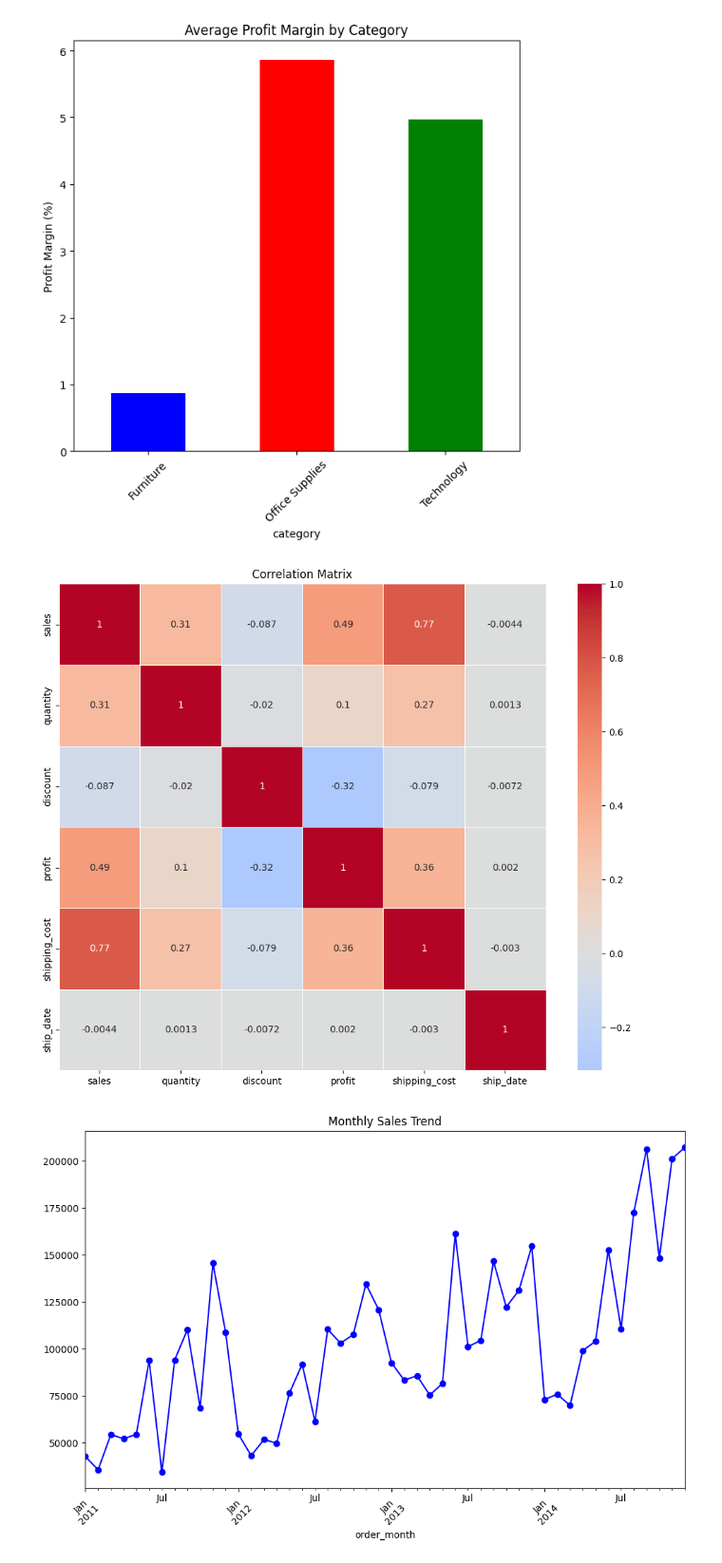
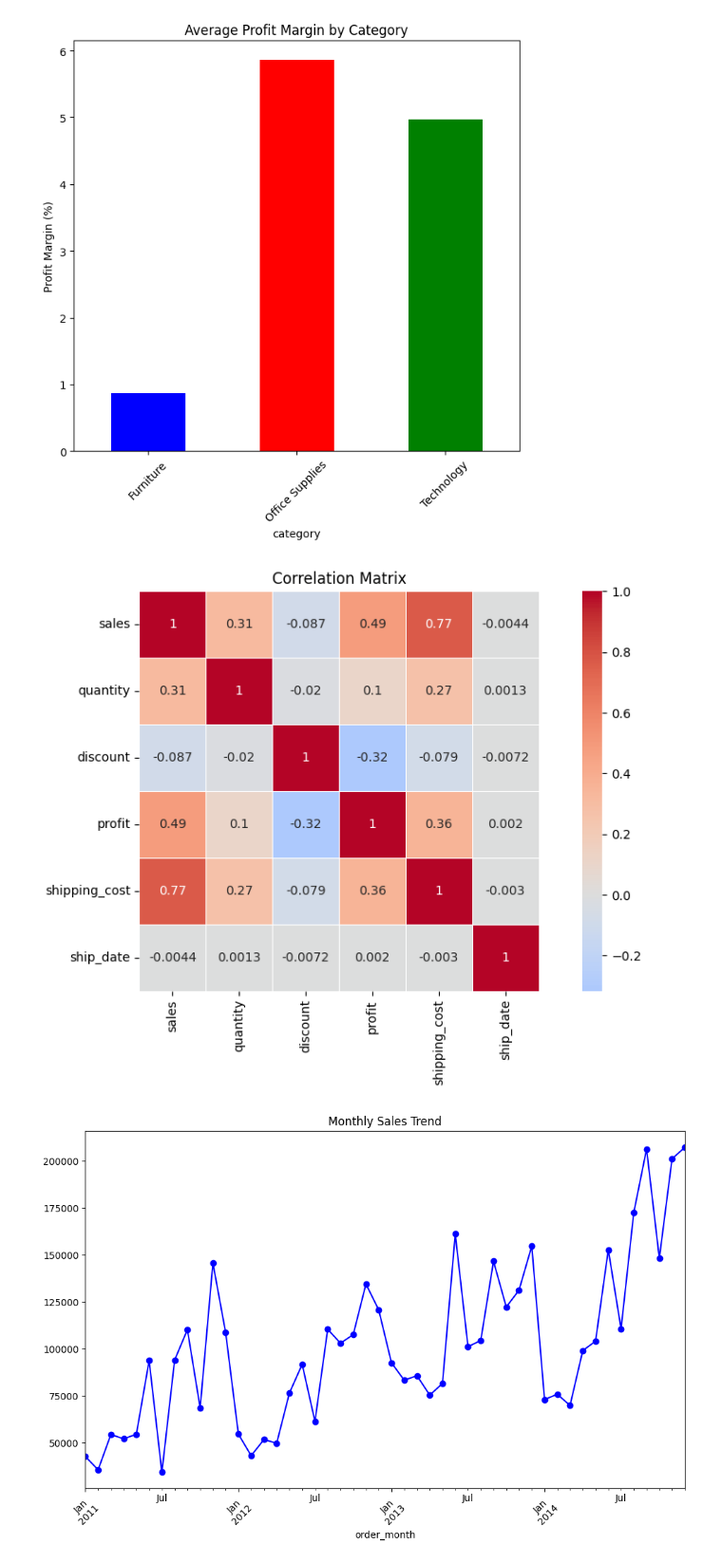
Before and after one commit to HimashMadushanka/Sales_Performance_Analysis, a Jupyter notebook: notebook/Sales_Performance_Analysis.ipynb, the cells around one changed output. Shown at 95% size. Saved outputs shown, nothing was run; the diff lists cells and outputs as text; code cells hidden in the pictures.

```diff
--- a/notebook/Sales_Performance_Analysis.ipynb
+++ b/notebook/Sales_Performance_Analysis.ipynb
@@ -367,15 +367,15 @@ plt.show()
 # %%
 numeric_columns = ['sales', 'quantity', 'discount', 'profit', 'shipping_cost', 'ship_date']
 correlation_matrix = df[numeric_columns].corr()
 
-plt.figure(figsize=(10, 8))
+plt.figure(figsize=(10, 6))
 sns.heatmap(correlation_matrix, annot=True, cmap='coolwarm', center=0,
            square=True, linewidths=0.5)
 plt.title('Correlation Matrix')
 plt.tight_layout()
 plt.show()
 # %% [output]
-[figure, old version]
+[figure, new version]
 # %%
 monthly_analysis = df.groupby('order_month').agg({
     'sales': 'sum',
```
Also changed, not shown: 1 other file.
